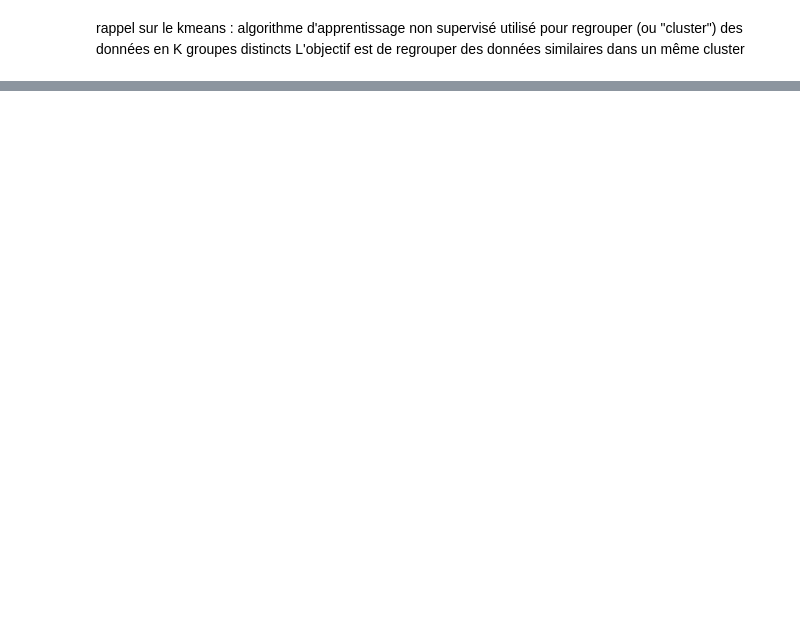
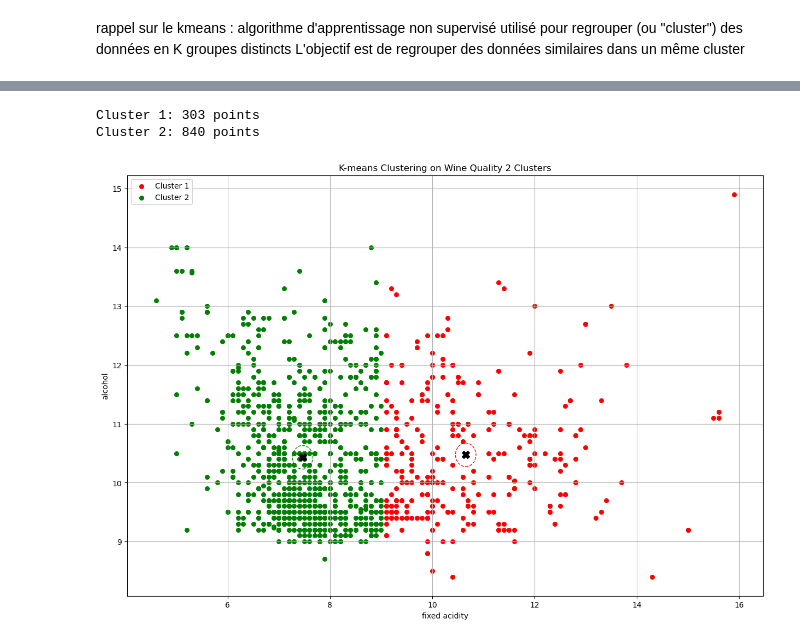
Before and after one commit to ipssiwayans/data_wine_quality_project, a Jupyter notebook: k_means/main.ipynb, the cells around one changed output, grey strips where cells are left out. Saved outputs shown, nothing was run; the diff lists cells and outputs as text; code cells hidden in the pictures; blank space fills up the shorter version.

Commit message:
kmeans_et_knn

```diff
--- a/k_means/main.ipynb
+++ b/k_means/main.ipynb
@@ -83 +158,51 @@ Le graphique permet de visualiser ces groupes et leur position par rapport aux c
 Conclusion : ces groupes reflètent des caractéristiques similaires dans les données : comme les types de vins ayant une acidité ou un taux d'alcool proches. + visualisation claire
+# %%
+# -------------------- AVEC 2 CLUSTER 2D-------------------
+# Sélection des caractéristiques pour le clustering (choix des deux colonnes ciblées)
+X = data_wine[['fixed acidity', 'alcohol']].values
+
+#configuration de K means
+k = 2  # définition du nombre de clusters (groupes) --> donc cela regroupera les points en 2 clusters en fonction de leur proximité
+# K-means clustering
+kmeans = KMeans(n_clusters=k) #initialisation de kmeans
+clusters = kmeans.fit_predict(X)
+centroids = kmeans.cluster_centers_
+
+# Compter le nombre de points par cluster : on compte combien de points appartiennent a chaque cluster et retourner un dictionnaire indiquant le nombre de points dans chaque cluster
+unique, counts = np.unique(clusters, return_counts=True)
+point_counts = dict(zip(unique, counts))
+
+# Afficher le nombre de points par cluster
+for cluster_id, num_points in point_counts.items():
+    print(f"Cluster {cluster_id + 1}: {num_points} points")
+
+
+
+
+# ********************affichage****************************************************
+#caractéristiques du graphique
+plt.figure(figsize=(15, 10))
+colors = ['red', 'green', 'blue', 'yellow']
+
+# Traçage de chaque cluster
+for i in range(k):
+    plt.scatter(X[clusters == i, 0], X[clusters == i, 1], s=30, color=colors[i], label=f'Cluster {i+1}')
+    plt.scatter(centroids[i, 0], centroids[i, 1], s=100, color='black', marker='X')  # Centroïde
+
+# Dessiner des cercles autour des clusters
+for i in range(k):
+    circle = plt.Circle(centroids[i], 0.2, color=colors[i], fill=False, linestyle='dashed')
+    plt.gca().add_artist(circle)
+
+plt.title('K-means Clustering on Wine Quality 2 Clusters')
+plt.xlabel('fixed acidity')
+plt.ylabel('alcohol')
+plt.legend()
+plt.grid()
+plt.show()
+
+#retours du professeur intervenant pour pousser le travail : voir en 2 clusters / voir avec le critere qualité / 8 groupes
+# %% [output]
+Cluster 1: 303 points
+Cluster 2: 840 points
+[figure, added]
```
Also changed, not shown: parts of 8 cells of this notebook, 5 other files.
